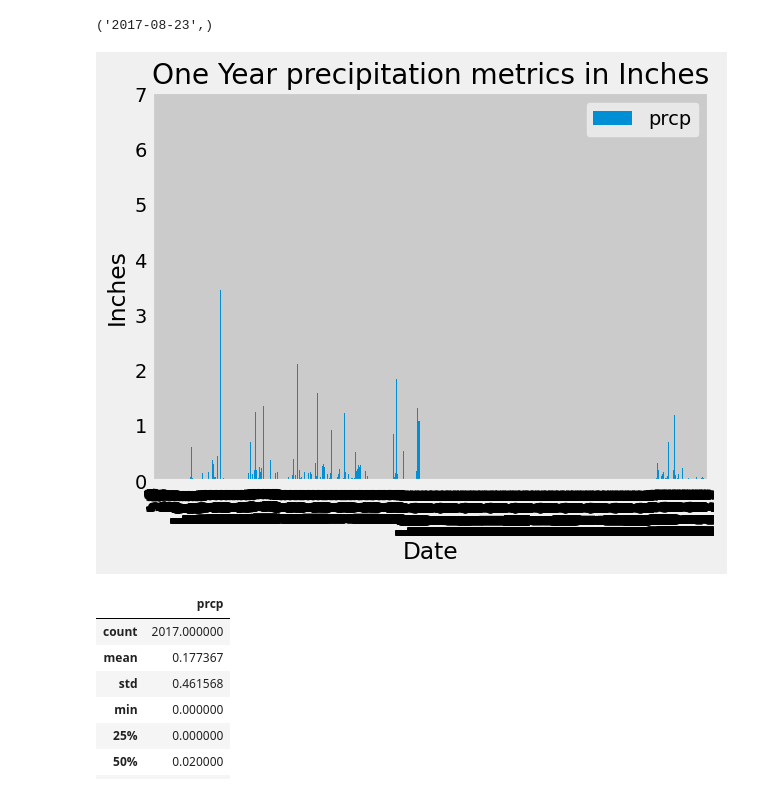
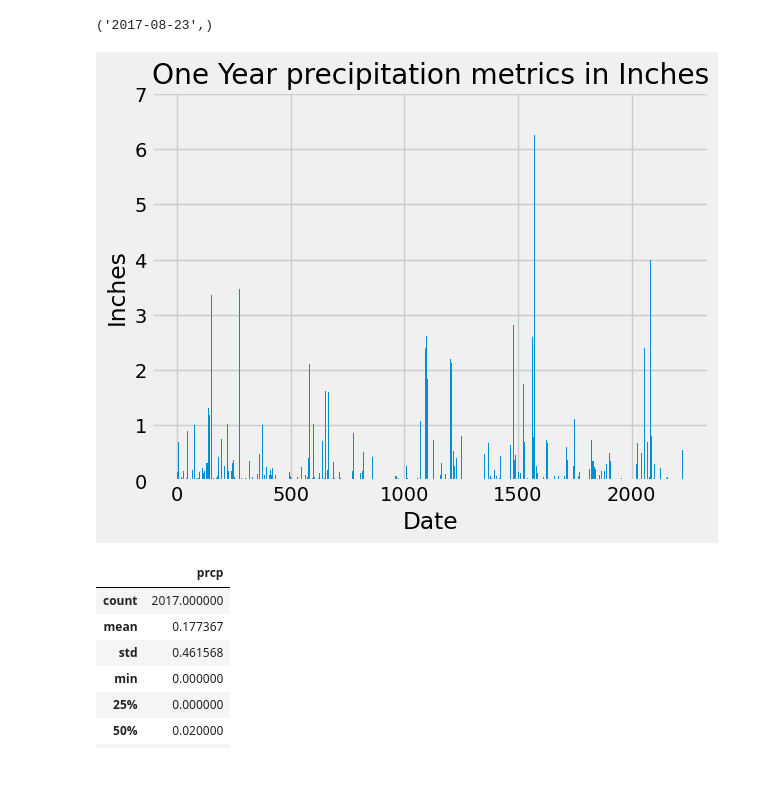
Before and after one commit to peggz19/sqlalchemy-challenge, a Jupyter notebook: climate_starter.ipynb, the cells around one changed output. Drawn from its saved outputs; the diff is of its cells as text; code cells hidden in the pictures.

Commit message:
first chart partially done

```diff
--- a/climate_starter.ipynb
+++ b/climate_starter.ipynb
@@ -60,29 +60,30 @@ most_recent_date
 # %%
 # Design a query to retrieve the last 12 months of precipitation data and plot the results.
 # Starting from the most recent data point in the database.
 # Calculate the date one year from the last date in data set.
 # Perform a query to retrieve the data and precipitation scores
 
 last_12_months = session.query(measurement.date, measurement.prcp)\
                 .filter((measurement.date < '2017-08-23')&(measurement.date >=(dt.date(2017,8,23)-dt.timedelta(days=365)))).\
                 order_by(measurement.date).all()
 
 # Save the query results as a Pandas DataFrame. Explicitly set the column names
 
 df = pd.DataFrame(last_12_months)
 # Sort the dataframe by date
 
 sorted_df = df.sort_values(['date'])
 # Use Pandas Plotting with Matplotlib to plot the data
 
 #sorted_df.plot(kind='bar')
-sorted_df.plot(kind='bar')
+x=np.arange(1,len(df['date'])+1)
+plt.bar(x,df['prcp'])
 plt.title('One Year precipitation metrics in Inches')
 plt.xlabel('Date')
 plt.ylabel('Inches')
 plt.show()
 # %% [output]
-[figure, old version]
+[figure, new version]
 # %%
 # Use Pandas to calculate the summary statistics for the precipitation data
 stats = df.describe()
```
Also changed, not shown: parts of 2 cells of this notebook.
